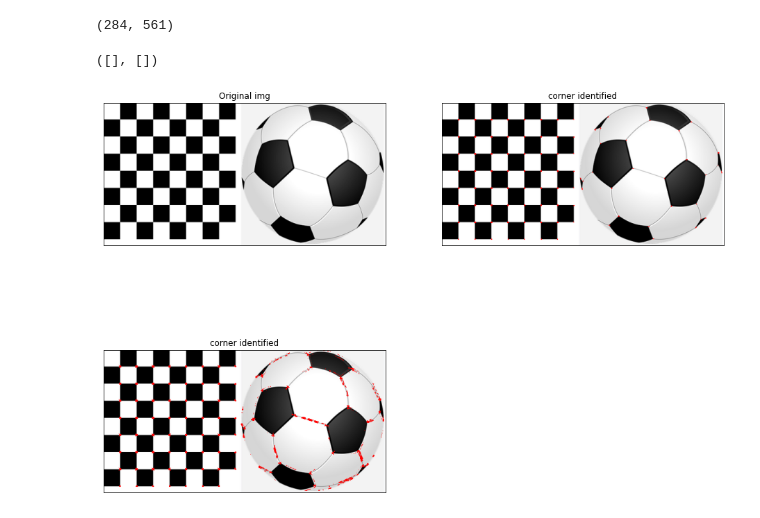
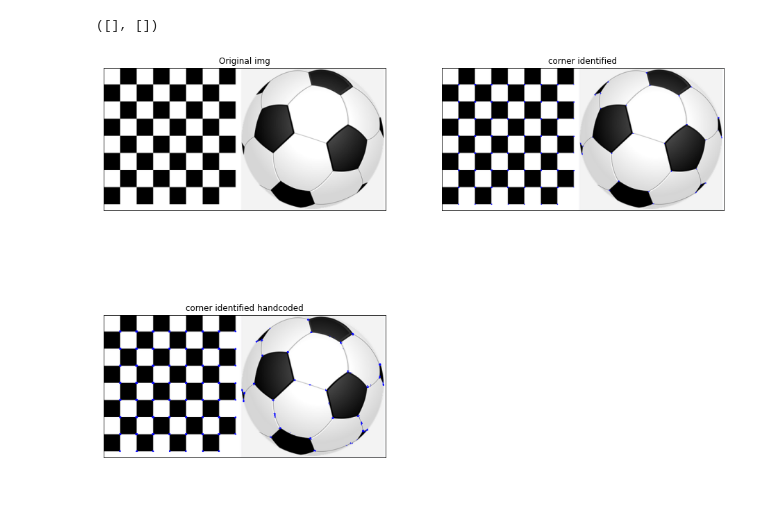
Before and after one commit to KunalMoharkar/Mid-level-Image-Processing, a Jupyter notebook: Untitled.ipynb, the cells around one changed output. Drawn from its saved outputs; the diff is of its cells as text; code cells hidden in the pictures.

```diff
--- a/Untitled.ipynb
+++ b/Untitled.ipynb
@@ -335,25 +372,28 @@ print(img.shape)
 # %%
 def findCorners(img, window_size, k, thresh):
+
+    #calucate image gradient
     dy, dx = np.gradient(img)
     Ixx = dx**2
     Ixy = dy*dx
     Iyy = dy**2
+
     height = img.shape[0]
     width = img.shape[1]
 
-    print((height,width))
 
     cornerList = []
     newImg = img.copy()
     offset = int(window_size/2)
 
-
     for y in range(offset, height-offset):
         for x in range(offset, width-offset):
-            #Calculate sum of squares
+
             windowIxx = Ixx[y-offset:y+offset+1, x-offset:x+offset+1]
             windowIxy = Ixy[y-offset:y+offset+1, x-offset:x+offset+1]
             windowIyy = Iyy[y-offset:y+offset+1, x-offset:x+offset+1]
+
+            #for each neighbourung window calucate summatioon
             Sxx = windowIxx.sum()
             Sxy = windowIxy.sum()
             Syy = windowIyy.sum()
@@ -361,62 +401,66 @@ def findCorners(img, window_size, k, thresh):
 
             det = (Sxx * Syy) - (Sxy**2)
             trace = Sxx + Syy
+
+            #calcuate the response
             r = det - k*(trace**2)
 
 
+            #appen to list only if response greater the the threshold
             if r > thresh:
 
                 cornerList.append((y,x))
-
-                #color_img.itemset((y, x), 255)
 
     return cornerList
 
 
 
 img = cv2.imread("images/corner_test.png")
+gray = cv2.cvtColor(img,cv2.COLOR_BGR2GRAY)
 
-gray = cv2.cvtColor(img,cv2.COLOR_BGR2GRAY)
 gray = np.float32(gray)
+
+#call inbuilt harris corner function
 dst = cv2.cornerHarris(gray,2,3,0.04)
 
-img[dst > 0.01 * dst.max()]=[0, 0, 255]
+#plot the response points
+#choose 0.01*max response as threshold
+img_new = img.copy()
+img_new[dst > 0.01 * dst.max()]=[255,0 , 0]
 
 plt.figure(figsize=(16,12))
 plt.subplot(2,2,1)
 plt.imshow(gray, cmap='gray')
 plt.title('Original img')
 plt.xticks([])
 plt.yticks([])
 
 
-
-dst = cv2.cvtColor(img,cv2.COLOR_BGR2RGB)
+img_new = cv2.cvtColor(img_new,cv2.COLOR_BGR2RGB)
 
 plt.subplot(2,2,2)
-plt.imshow(dst)
+plt.imshow(img_new)
 plt.title('corner identified')
 plt.xticks([])
 plt.yticks([])
 
-
-cornerList = findCorners(gray,3,0.04,30000)
+#harndcoded harris corner
+cornerList = findCorners(gray,3,0.04,0.01 * dst.max())
 
 for px in cornerList:
 
-    img[px[0],px[1],0] = 0
+    img[px[0],px[1],0] = 255
     img[px[0],px[1],1] = 0
-    img[px[0],px[1],2] = 255
+    img[px[0],px[1],2] = 0
 
 
 
 img = cv2.cvtColor(img,cv2.COLOR_BGR2RGB)
 plt.subplot(2,2,3)
 plt.imshow(img)
-plt.title('corner identified')
+plt.title('corner identified handcoded')
 plt.xticks([])
 plt.yticks([])
 # %% [output]
-(284, 561)
+([], [])
-([], [])
-[figure, old version]
+[figure, new version]
```
Also changed, not shown: parts of 3 cells of this notebook.
